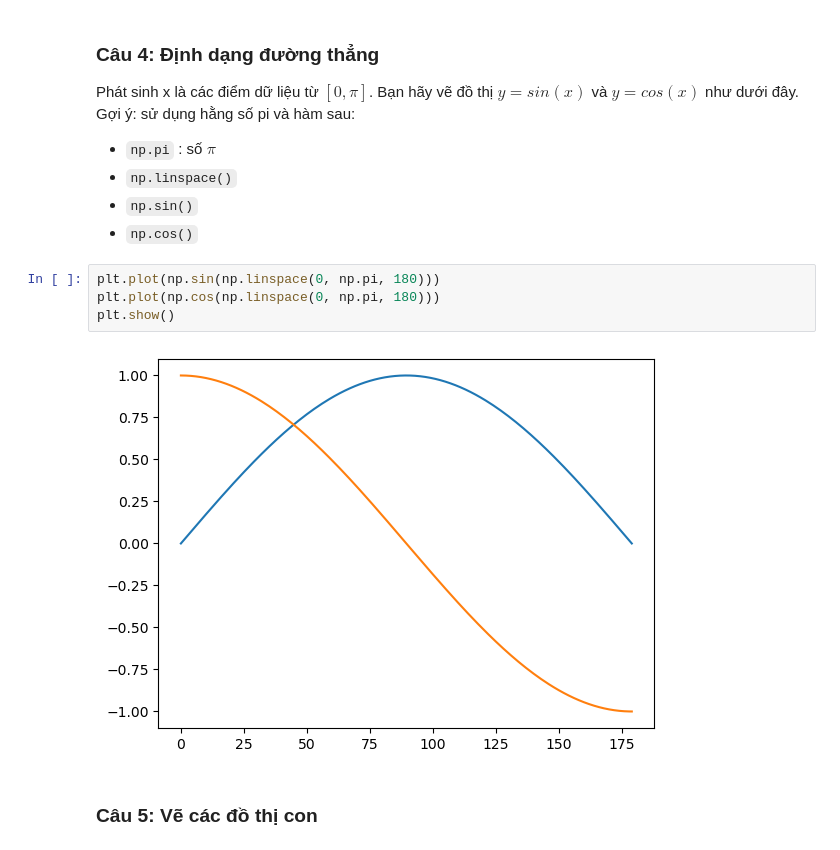
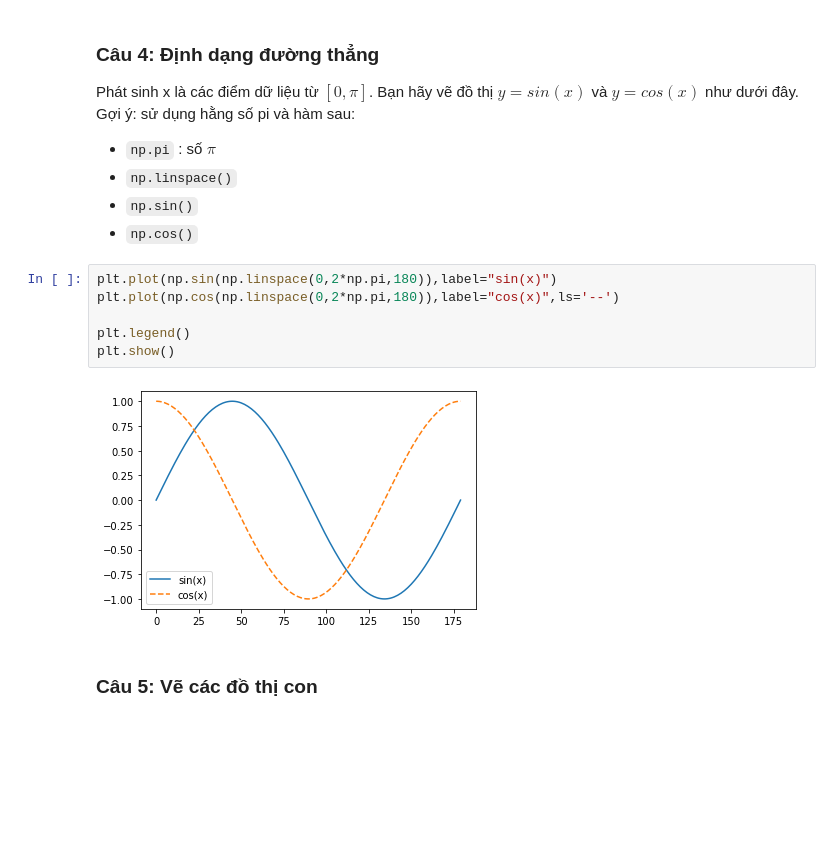
Before and after one commit to tiesen243/data-analyst, a Jupyter notebook: tkud_lab03_ex.ipynb, the cells around one changed output. Drawn from its saved outputs; the diff is of its cells as text; blank space fills up the shorter version.

```diff
--- a/tkud_lab03_ex.ipynb
+++ b/tkud_lab03_ex.ipynb
@@ -128,10 +142,12 @@ Gợi ý: sử dụng hằng số pi và hàm sau:
 - `np.sin()`
 - `np.cos()`
 # %%
-plt.plot(np.sin(np.linspace(0, np.pi, 180)))
-plt.plot(np.cos(np.linspace(0, np.pi, 180)))
+plt.plot(np.sin(np.linspace(0,2*np.pi,180)),label="sin(x)")
+plt.plot(np.cos(np.linspace(0,2*np.pi,180)),label="cos(x)",ls='--')
+
+plt.legend()
 plt.show()
 # %% [output]
-[figure, old version]
+[figure, new version]
 # %% [markdown]
 ### Câu 5: Vẽ các đồ thị con
```
Also changed, not shown: parts of 23 cells of this notebook.
